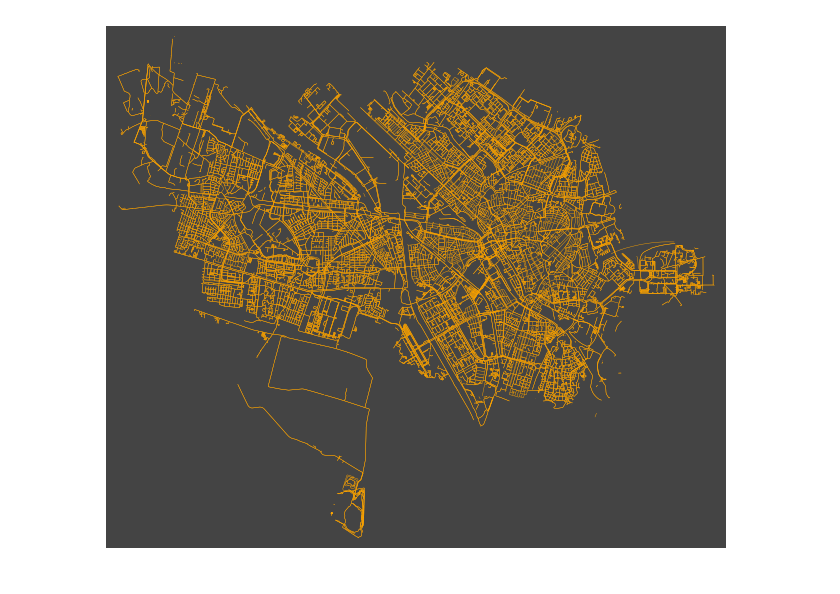
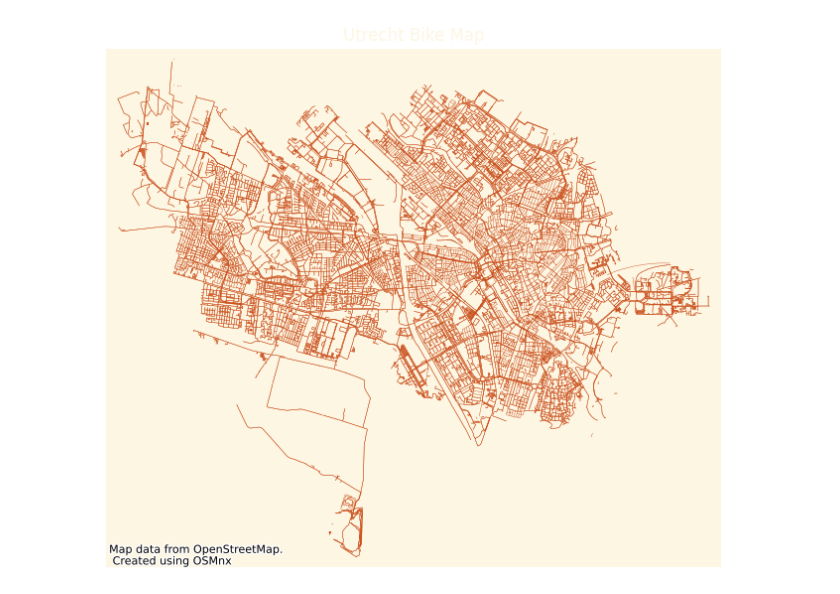
Before and after one commit to kimnewzealand/art-of-maps-2, a Jupyter notebook: generate_maps.ipynb, the cells around one changed output. Drawn from its saved outputs; the diff is of its cells as text; code cells hidden in the pictures.

```diff
--- a/generate_maps.ipynb
+++ b/generate_maps.ipynb
@@ -25,0 +46,18 @@ countries.explore()
+# %%
+# Create New Zealand with matplotlib and osmnx
+place ="Southland, New Zealand"
+gdf = ox.geocoder.geocode_to_gdf([place])
+G = ox.graph.graph_from_place(place, network_type="walk", simplify=True)
+fig, ax = ox.plot.plot_graph(
+    G,
+    show=False,
+    close=False,
+    bgcolor=base3_colour,
+    edge_color=green_colour,
+    edge_linewidth=0.3,
+    node_size=0,
+)
+gdf.plot(ax=ax, fc=base3_colour, ec=None, lw=1, alpha=1, zorder=-1)
+plt.title("New Zealand Southland Walking Map",color=base3_colour)
+ctx.add_attribution(ax, attr_osmnx)
+plt.show()
@@ -25,0 +66,18 @@ countries.explore()
+# %%
+# Create Road map of Utrecht with matplotlib and osmnx
+place ="Utrecht, Netherlands"
+gdf = ox.geocoder.geocode_to_gdf([place])
+G = ox.graph.graph_from_place(place, network_type="drive", retain_all=True)
+fig, ax = ox.plot.plot_graph(
+    G,
+    show=False,
+    close=False,
+    bgcolor=base3_colour,
+    edge_color=base03_colour,
+    edge_linewidth=0.3,
+    node_size=0,
+)
+gdf.plot(ax=ax, fc=base3_colour, ec=None, lw=1, alpha=1, zorder=-1)
+plt.title("Utrecht Drive Map",color=base3_colour)
+ctx.add_attribution(ax, attr_osmnx)
+plt.show()
@@ -26,19 +86,20 @@ countries.explore()
 # %%
 # Create Bike map of Utrecht with matplotlib and osmnx
 place ="Utrecht, Netherlands"
 gdf = ox.geocoder.geocode_to_gdf([place])
 G = ox.graph.graph_from_place(place, network_type="bike", retain_all=True)
 fig, ax = ox.plot.plot_graph(
     G,
     show=False,
     close=False,
-    bgcolor="#444444",
-    edge_color="#ffa500",
+    bgcolor=base3_colour,
+    edge_color=orange_colour,
     edge_linewidth=0.3,
     node_size=0,
 )
-# to this matplotlib axis, add the place shape(s)
-gdf.plot(ax=ax, fc="#444444", ec=None, lw=1, alpha=1, zorder=-1)
+gdf.plot(ax=ax, fc=base3_colour, ec=None, lw=1, alpha=1, zorder=-1)
+plt.title("Utrecht Bike Map", color=base3_colour)
+ctx.add_attribution(ax, attr_osmnx)
 plt.show()
 # %% [output]
-[figure, old version]
+[figure, new version]
```
Also changed, not shown: parts of 8 cells of this notebook, 8 other files.
